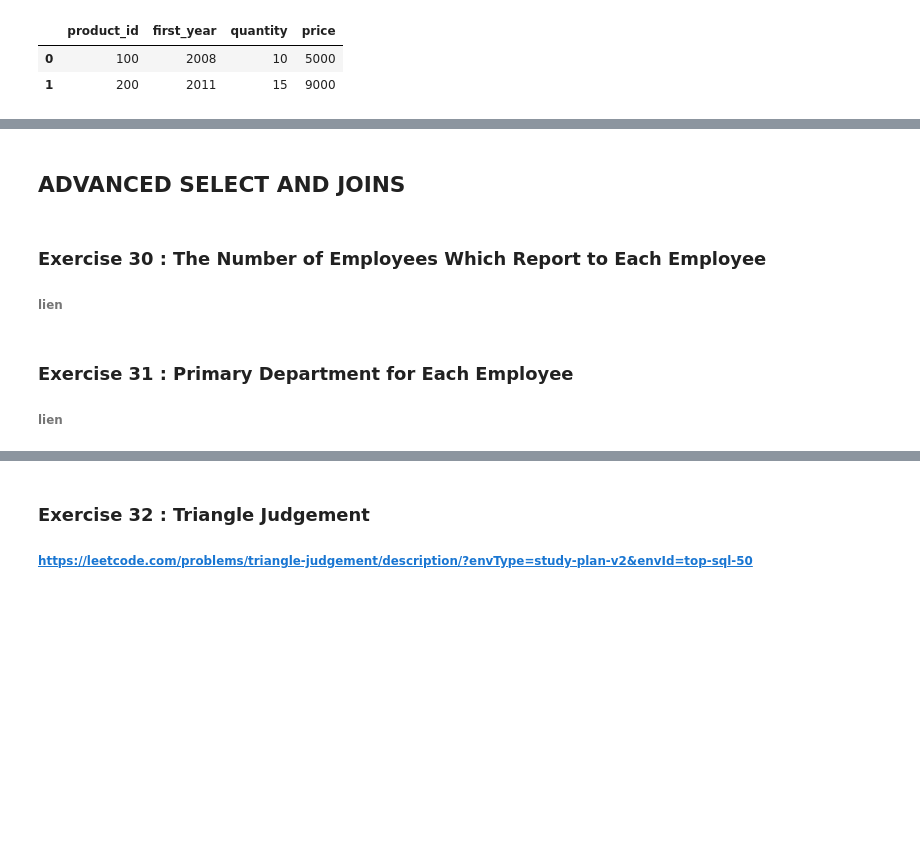
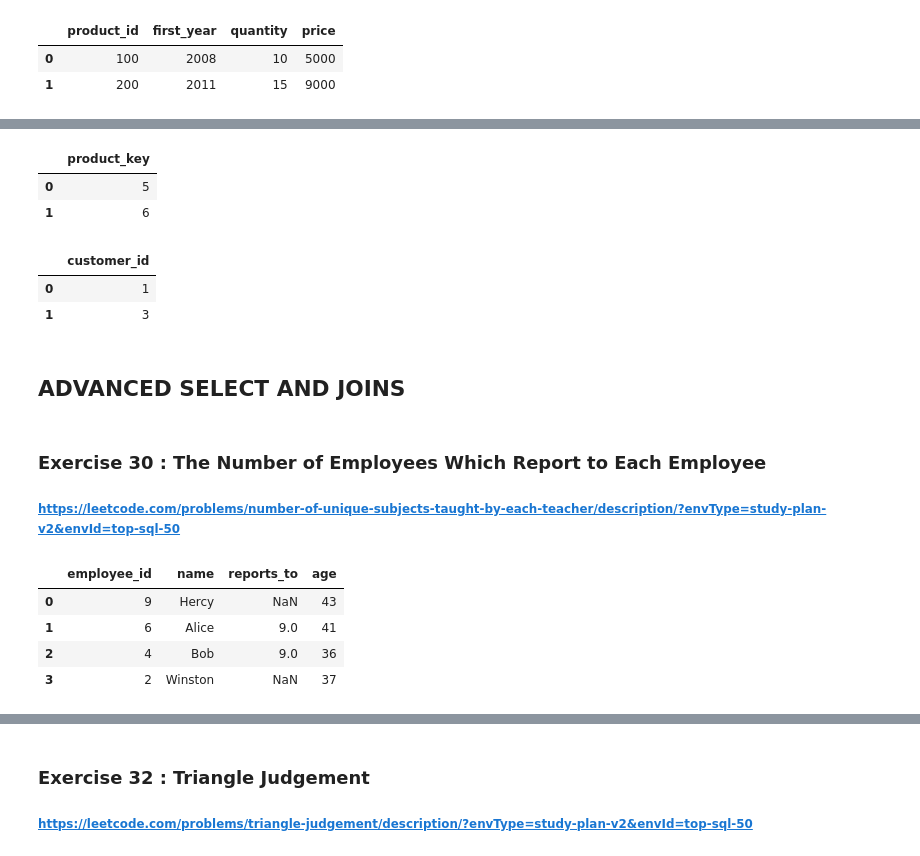
Before and after one commit to t7bo/SQL, a Jupyter notebook: SQL_exercices.ipynb, the cells around one changed output, grey strips where cells are left out. Drawn from its saved outputs; the diff is of its cells as text; code cells hidden in the pictures; blank space fills up the shorter version.

```diff
--- a/SQL_exercices.ipynb
+++ b/SQL_exercices.ipynb
@@ -1209,8 +1324,55 @@ psql.sqldf(query, locals())
+# %%
+product_data = {
+    "product_key": [5, 6]
+}
+Product = pd.DataFrame(product_data)
+Product
+# %% [output]
+|  | product_key |
+| 0 | 5 |
+| 1 | 6 |
+# %%
+query = """
+WITH total_product_keys AS (
+    SELECT *, COUNT(*) AS nb_product_keys
+    FROM Product
+),
+
+total_customer_keys AS (
+    SELECT customer_id, COUNT(DISTINCT product_key) AS nb_customer_keys
+    FROM Customer
+    GROUP BY customer_id
+)
+
+SELECT DISTINCT c.customer_id
+FROM Customer c
+LEFT JOIN total_product_keys as tpk ON tpk.product_key = c.product_key
+LEFT JOIN total_customer_keys as tck ON tck.customer_id = c.customer_id
+WHERE tck.nb_customer_keys = tpk.nb_product_keys
+GROUP BY c.customer_id
+"""
+psql.sqldf(query, locals())
+# %% [output]
+|  | customer_id |
+| 0 | 1 |
+| 1 | 3 |
 # %% [markdown]
 ## ADVANCED SELECT AND JOINS
 # %% [markdown]
 ### Exercise 30 : The Number of Employees Which Report to Each Employee
-###### lien
+###### https://leetcode.com/problems/number-of-unique-subjects-taught-by-each-teacher/description/?envType=study-plan-v2&envId=top-sql-50
-# %% [markdown]
-### Exercise 31 : Primary Department for Each Employee
-###### lien
+# %%
+employees = [
+    {"employee_id": 9, "name": "Hercy", "reports_to": None, "age": 43},
+    {"employee_id": 6, "name": "Alice", "reports_to": 9, "age": 41},
+    {"employee_id": 4, "name": "Bob", "reports_to": 9, "age": 36},
+    {"employee_id": 2, "name": "Winston", "reports_to": None, "age": 37}
+]
+Employees = pd.DataFrame(employees)
+Employees
+# %% [output]
+|  | employee_id | name | reports_to | age |
+| 0 | 9 | Hercy | NaN | 43 |
+| 1 | 6 | Alice | 9.0 | 41 |
+| 2 | 4 | Bob | 9.0 | 36 |
+| 3 | 2 | Winston | NaN | 37 |
```
Also changed, not shown: parts of 18 cells of this notebook.
